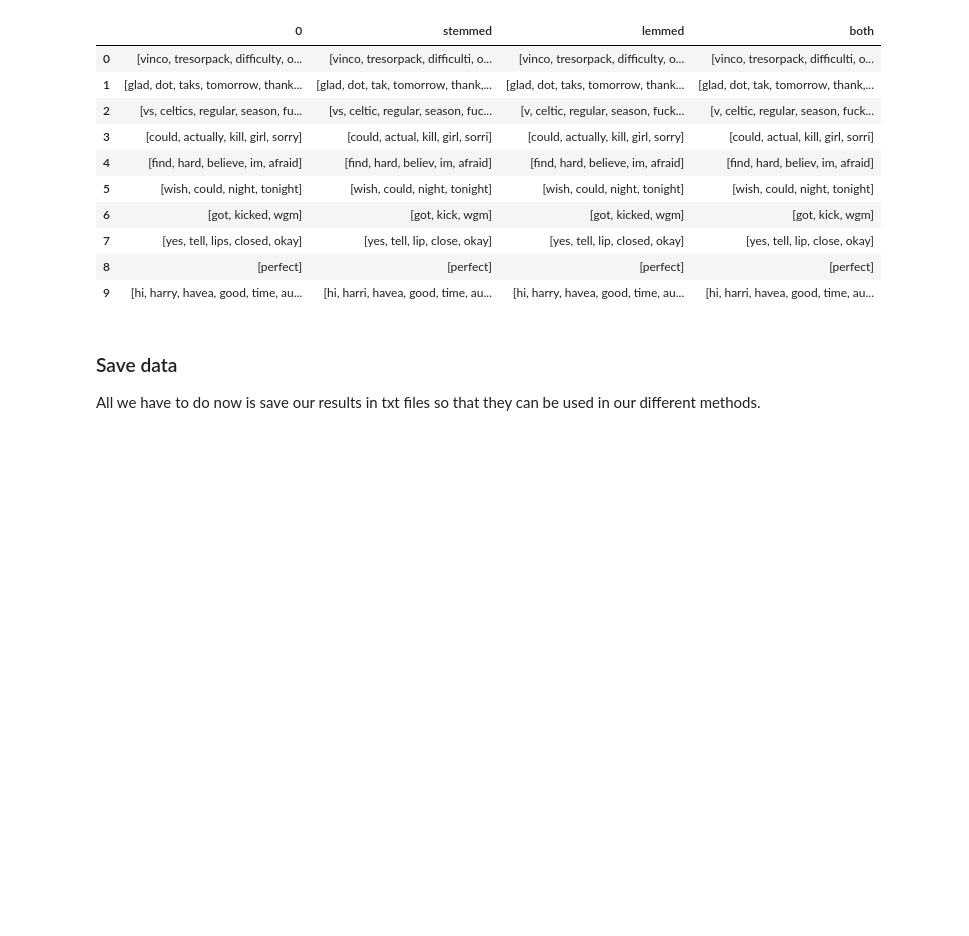
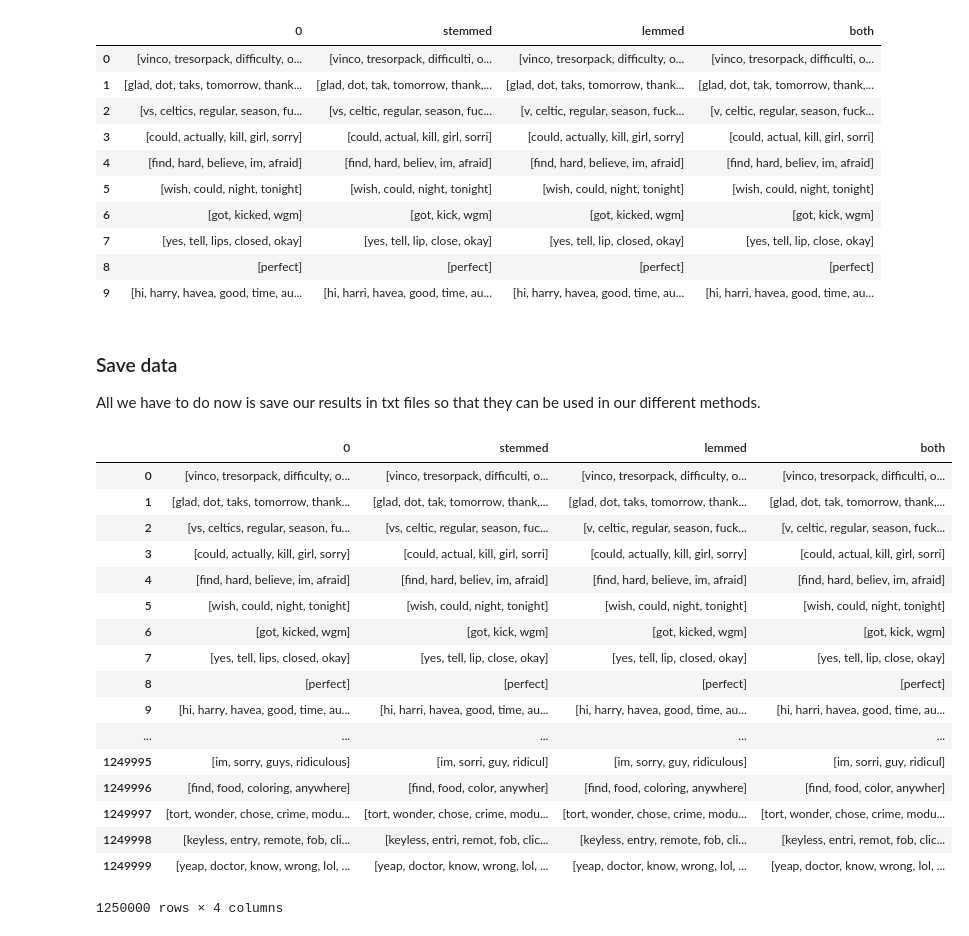
Before and after one commit to DavidResin/epfl-ml-groupwork, a Jupyter notebook: project2/process_tweets.ipynb, the cells around one changed output. Saved outputs shown, nothing was run; the diff lists cells and outputs as text; code cells hidden in the pictures; blank space fills up the shorter version.

```diff
--- a/project2/process_tweets.ipynb
+++ b/project2/process_tweets.ipynb
@@ -147,3 +147,24 @@ def save_tweets(tweets, filename):
 save_tweets(negative_DF, "train_neg_proc.txt")
 save_tweets(positive_DF, "train_pos_proc.txt")
 save_tweets(test_DF, "test_data_proc.txt")
+# %%
+negative_DF
+# %% [output]
+|  | 0 | stemmed | lemmed | both |
+| 0 | [vinco, tresorpack, difficulty, o... | [vinco, tresorpack, difficulti, o... | [vinco, tresorpack, difficulty, o... | [vinco, tresorpack, difficulti, o... |
+| 1 | [glad, dot, taks, tomorrow, thank... | [glad, dot, tak, tomorrow, thank,... | [glad, dot, taks, tomorrow, thank... | [glad, dot, tak, tomorrow, thank,... |
+| 2 | [vs, celtics, regular, season, fu... | [vs, celtic, regular, season, fuc... | [v, celtic, regular, season, fuck... | [v, celtic, regular, season, fuck... |
+| 3 | [could, actually, kill, girl, sorry] | [could, actual, kill, girl, sorri] | [could, actually, kill, girl, sorry] | [could, actual, kill, girl, sorri] |
+| 4 | [find, hard, believe, im, afraid] | [find, hard, believ, im, afraid] | [find, hard, believe, im, afraid] | [find, hard, believ, im, afraid] |
+| 5 | [wish, could, night, tonight] | [wish, could, night, tonight] | [wish, could, night, tonight] | [wish, could, night, tonight] |
+| 6 | [got, kicked, wgm] | [got, kick, wgm] | [got, kicked, wgm] | [got, kick, wgm] |
+| 7 | [yes, tell, lips, closed, okay] | [yes, tell, lip, close, okay] | [yes, tell, lip, closed, okay] | [yes, tell, lip, close, okay] |
+| 8 | [perfect] | [perfect] | [perfect] | [perfect] |
+| 9 | [hi, harry, havea, good, time, au... | [hi, harri, havea, good, time, au... | [hi, harry, havea, good, time, au... | [hi, harri, havea, good, time, au... |
+| ... | ... | ... | ... | ... |
+| 1249995 | [im, sorry, guys, ridiculous] | [im, sorri, guy, ridicul] | [im, sorry, guy, ridiculous] | [im, sorri, guy, ridicul] |
+| 1249996 | [find, food, coloring, anywhere] | [find, food, color, anywher] | [find, food, coloring, anywhere] | [find, food, color, anywher] |
+| 1249997 | [tort, wonder, chose, crime, modu... | [tort, wonder, chose, crime, modu... | [tort, wonder, chose, crime, modu... | [tort, wonder, chose, crime, modu... |
+| 1249998 | [keyless, entry, remote, fob, cli... | [keyless, entri, remot, fob, clic... | [keyless, entry, remote, fob, cli... | [keyless, entri, remot, fob, clic... |
+| 1249999 | [yeap, doctor, know, wrong, lol, ... | [yeap, doctor, know, wrong, lol, ... | [yeap, doctor, know, wrong, lol, ... | [yeap, doctor, know, wrong, lol, ... |
+1250000 rows × 4 columns
```
Also changed, not shown: 1 other file.
